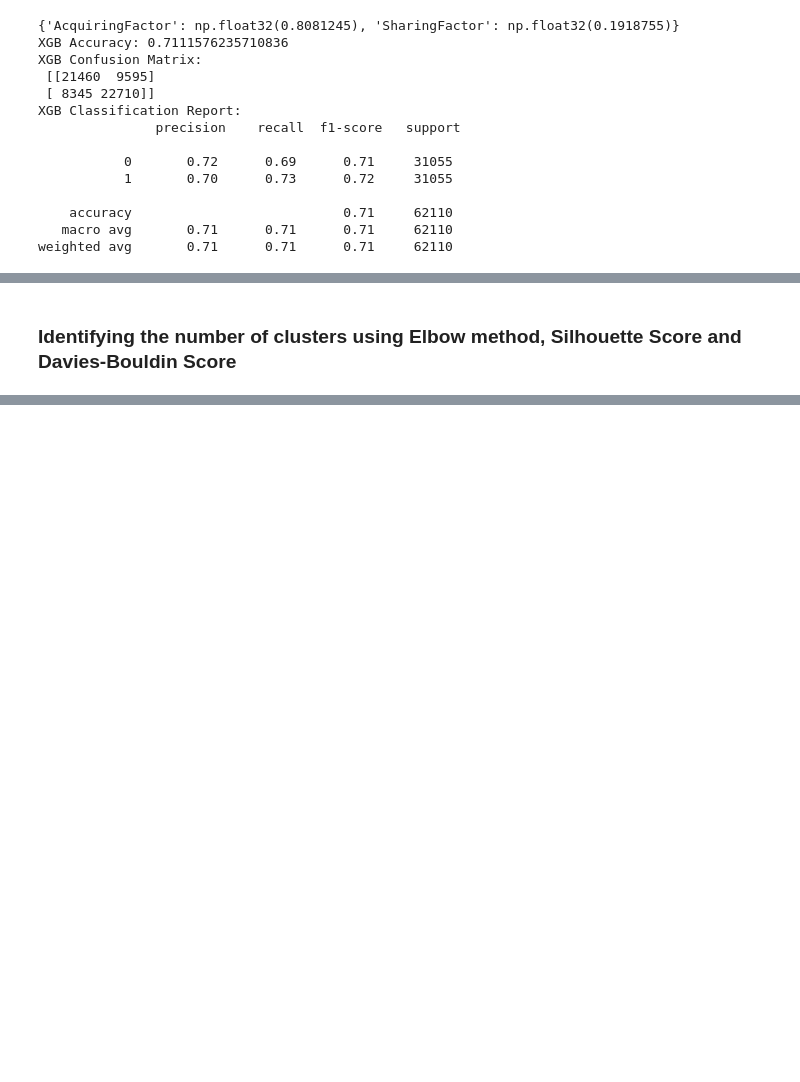
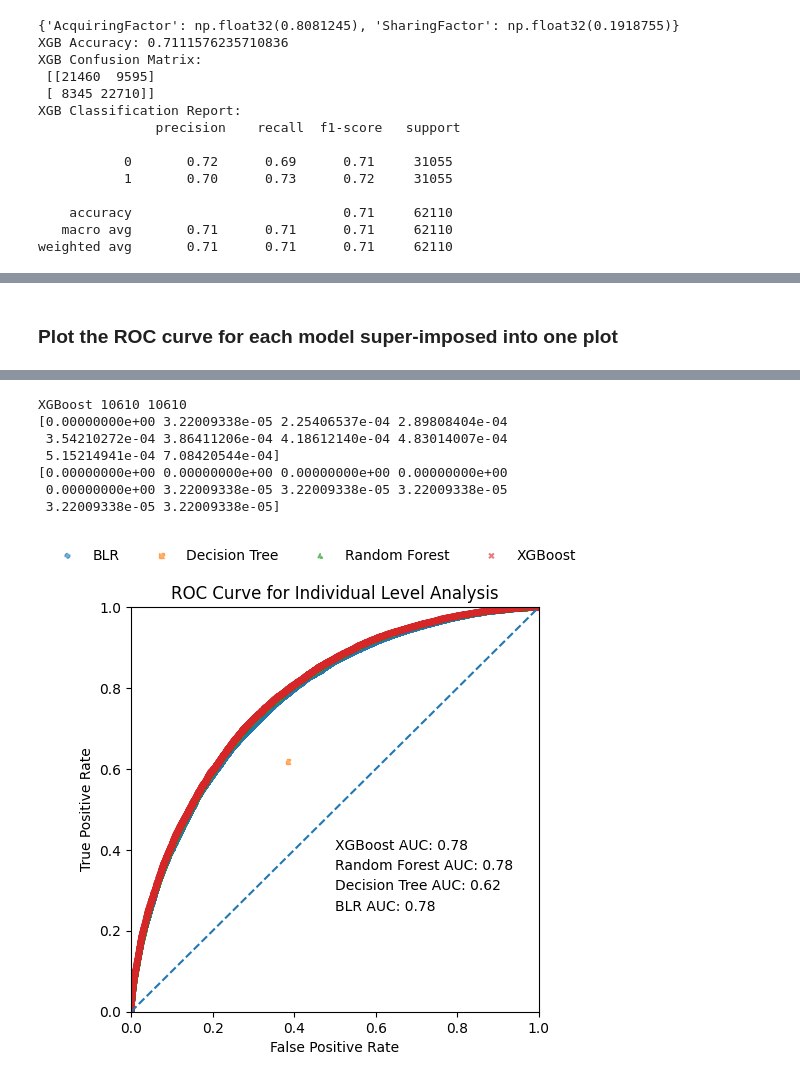
Before and after one commit to TDI-Lab/Collective-Intelligence-LoL, a Jupyter notebook: notebooks/individualPerformanceFactorAnalysis.ipynb, the cells around one changed output, grey strips where cells are left out. Cells and saved outputs as stored; diff of their text form; code cells hidden in the pictures; blank space fills up the shorter version.

```diff
--- a/notebooks/individualPerformanceFactorAnalysis.ipynb
+++ b/notebooks/individualPerformanceFactorAnalysis.ipynb
@@ -364,8 +365,8 @@ y_pred = model.predict(X_test)
 # %%
 # p-values using statsmodels
 import statsmodels.api as sm
-X = sm.add_constant(X_train) # adding a constant intercept term
-logit_model = sm.Logit(y_train, X).fit()
+X_scaled_with_constant = sm.add_constant(X_train_scaled) # adding a constant intercept term
+logit_model = sm.Logit(y_train, X_scaled_with_constant).fit()
 print(logit_model.summary())
 # %% [output]
 Optimization terminated successfully.
@@ -422,12 +423,11 @@ weighted avg       0.70      0.70      0.70     62110
 from sklearn.tree import DecisionTreeClassifier
 
 dtmodel = DecisionTreeClassifier()
-dtmodel.fit(X_train, y_train)
+dtmodel.fit(X_train_scaled, y_train) # originally X_train was used here
 dt_importances = dtmodel.feature_importances_
 feature_importances = dict(zip(features_names, dt_importances))
 
-
-dt_y_pred = dtmodel.predict(X_test)
+dt_y_pred = dtmodel.predict(X_test_scaled)
 
 # Calculate accuracy
 accuracy = accuracy_score(y_test, dt_y_pred)
@@ -463,10 +463,10 @@ weighted avg       0.62      0.62      0.62     62110
 from sklearn.ensemble import RandomForestClassifier
 
 rfmodel = RandomForestClassifier(n_estimators=16, max_depth=8, bootstrap=True)
-rfmodel.fit(X_train, y_train)
+rfmodel.fit(X_train_scaled, y_train) # originally X_train was used here
 rf_importances = rfmodel.feature_importances_
 rf_feature_importances = dict(zip(features_names, rf_importances))
-rf_y_pred = rfmodel.predict(X_test)
+rf_y_pred = rfmodel.predict(X_test_scaled) # originally X_test was used here
 
 # Calculate accuracy
 accuracy = accuracy_score(y_test, rf_y_pred)
@@ -508,11 +508,11 @@ xgb_model = xgb.XGBClassifier(
     learning_rate = 0.05
 )
 
-xgb_model.fit(X_train, y_train)
+xgb_model.fit(X_train_scaled, y_train) # originally X_train was used here
 xgb_importances = xgb_model.feature_importances_
 xgb_feature_importances = dict(zip(features_names, xgb_importances))
 
-xgb_y_pred = xgb_model.predict(X_test)
+xgb_y_pred = xgb_model.predict(X_test_scaled) # originally X_test was used here
 
 # Calculate accuracy
 accuracy = accuracy_score(y_test, xgb_y_pred)
@@ -575,5 +575,3 @@ feature_importance_df
 # %%
 # export feature importance of indivdiual analysis to csv files
 feature_importance_df.to_csv('../dataset/feature_importance_individual_analysis.csv', index=False)
-# %% [markdown]
-### Identifying the number of clusters using Elbow method, Silhouette Score and Davies-Bouldin Score
@@ -621,0 +578,47 @@ print(kl.elbow)
+# %% [markdown]
+### Plot the ROC curve for each model super-imposed into one plot
+# %%
+# function to plot the ROC curve for each model superimposed into one single plot
+from sklearn.metrics import roc_curve, roc_auc_score
+
+modelMap = {'BLR': model, 'Decision Tree': dtmodel, 'Random Forest': rfmodel, 'XGBoost': xgb_model}
+markers = ['o', 's', '^', 'x']
+labelsArr = ['BLR', 'Decision Tree', 'Random Forest', 'XGBoost']
+
+# Define a function to plot the ROC/AUC
+def plotRocAuc(X, y):
+
+    fig, ax = plt.subplots(figsize=(5, 5))
+
+    # Plot the "dumb model" line
+    ax.plot([0, 1], [0, 1], linestyle='--')
+
+    # use a loop to pass each model
+    for idx, (model_name, md) in enumerate(modelMap.items()):
+        probabilities = md.predict_proba(X)
+        probabilities = probabilities[:, 1]  # keep probabilities for first class only
+        fpr, tpr, _ = roc_curve(y, probabilities) # compute FPR and TPR
+        print(model_name, len(fpr), len(tpr))
+        print(tpr[:10])
+        print(fpr[:10])
+        ax.scatter(fpr, tpr, marker=markers[idx], linestyle='--', s=12, alpha=0.6, label=labelsArr[idx]) # plot the ROC curve
+        ax.text(0.5, (0.25 + 0.05 * idx), f"{model_name} AUC: " + str(round(roc_auc_score(y, probabilities),2))) # AUC value
+
+    # show the plot
+    ax.set_xlabel('False Positive Rate')
+    ax.set_ylabel('True Positive Rate')
+
+    ax.set_title('ROC Curve for Individual Level Analysis')
+    ax.set_ylim(0, 1)
+    ax.set_xlim(0, 1)
+
+    # Customize legend
+    handles, labels = ax.get_legend_handles_labels()
+    fig.legend(handles, labels, loc='lower center', ncols=4, bbox_to_anchor=(0.5, 0.99), frameon=False, fontsize=10)
+
+
+    plt.tight_layout()
+    plt.show()
+
+plotRocAuc(X_test, y_test)
+# %% [output]
@@ -621,0 +642,8 @@ print(kl.elbow)
+XGBoost 10610 10610
+[0.00000000e+00 3.22009338e-05 2.25406537e-04 2.89808404e-04
+ 3.54210272e-04 3.86411206e-04 4.18612140e-04 4.83014007e-04
+ 5.15214941e-04 7.08420544e-04]
+[0.00000000e+00 0.00000000e+00 0.00000000e+00 0.00000000e+00
+ 0.00000000e+00 3.22009338e-05 3.22009338e-05 3.22009338e-05
+ 3.22009338e-05 3.22009338e-05]
+[figure, added]
```
Also changed, not shown: parts of 25 cells of this notebook, 1 other file.
